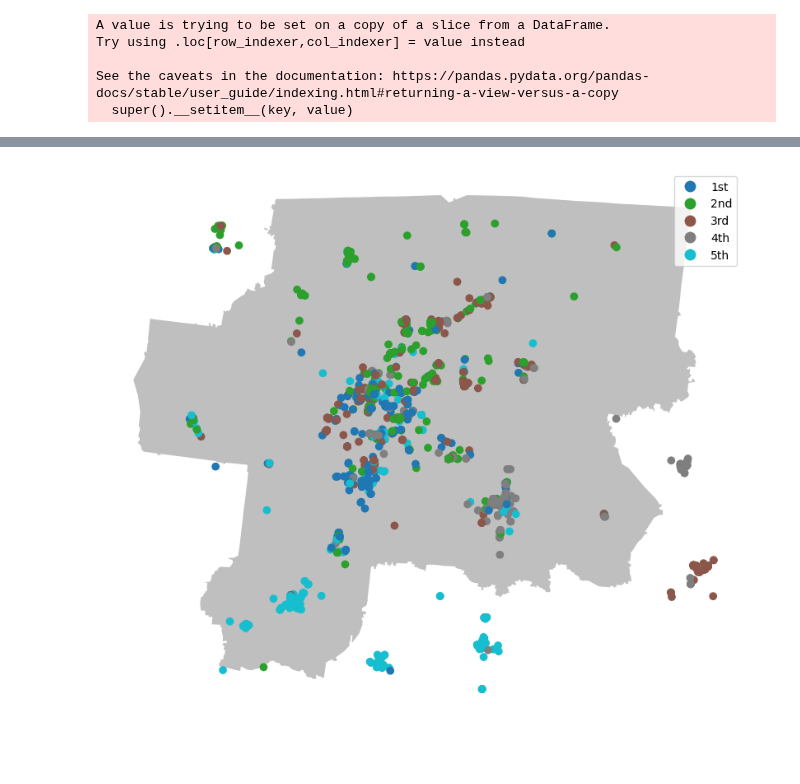
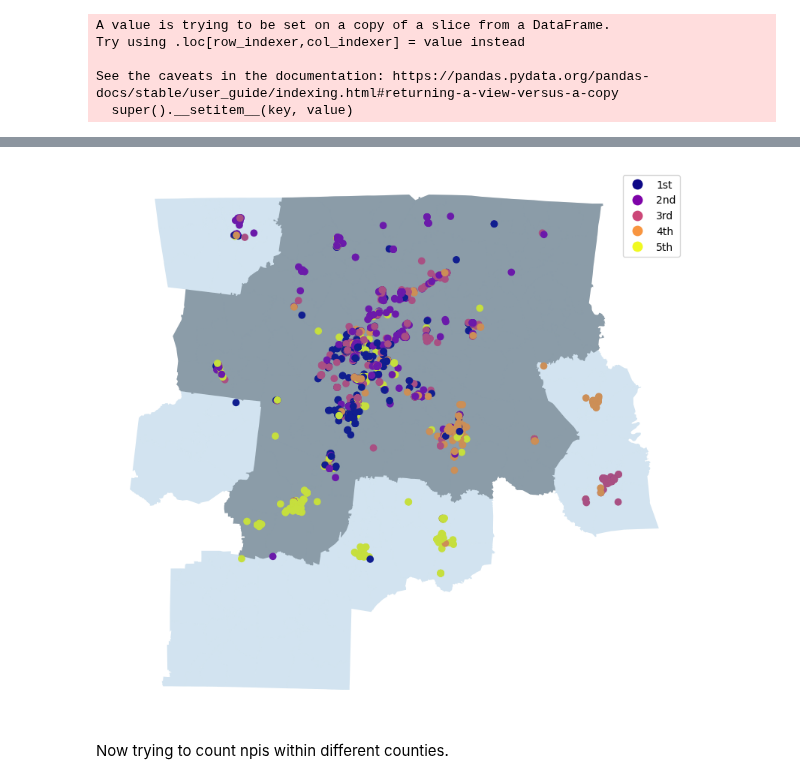
Before and after one commit to tomoumer/hop_team-the-hindenburgs, a Jupyter notebook: notebooks/mapping_communities.ipynb, the cells around one changed output, grey strips where cells are left out. Saved outputs shown, nothing was run; the diff lists cells and outputs as text; code cells hidden in the pictures; blank space fills up the shorter version.

```diff
--- a/notebooks/mapping_communities.ipynb
+++ b/notebooks/mapping_communities.ipynb
@@ -227,0 +232,2 @@ See the caveats in the documentation: https://pandas.pydata.org/pandas-docs/stab
+# %%
+counties = gpd.read_file('../data/tl_2016_47_cousub/tl_2016_47_cousub.shp')
@@ -228,6 +270,11 @@ See the caveats in the documentation: https://pandas.pydata.org/pandas-docs/stab
+# %%
+relevant_counties = ['003', '015', '021', '037', '041', '043', '055', '081', '099', '111', '117', '119', '125', '147', '159', '165', '169', '177', '189', '187', '149']
 # %%
-ax = cbsa_34980.plot(figsize=(10,10), color = 'gray', alpha=0.5)
-topcommunities_geo.loc[topcommunities_geo['lng'] < -84].plot(ax = ax, column= 'community_rank', legend='True')
+ax = cbsa_34980.plot(figsize=(10,10), color = 'gray', alpha=0.7)
+topcommunities_geo.loc[topcommunities_geo['lng'] < -84].plot(ax = ax, column= 'community_rank', cmap = 'plasma', legend='True') #edgecolor = 'black'
+counties.loc[counties['COUNTYFP'].isin(relevant_counties)].plot(ax=ax, alpha=0.2)
 ax.axis('off');
 # %% [output]
-[figure, old version]
+[figure, new version]
+# %% [markdown]
+Now trying to count npis within different counties.
```
Also changed, not shown: parts of 12 cells of this notebook, 1 other file.
